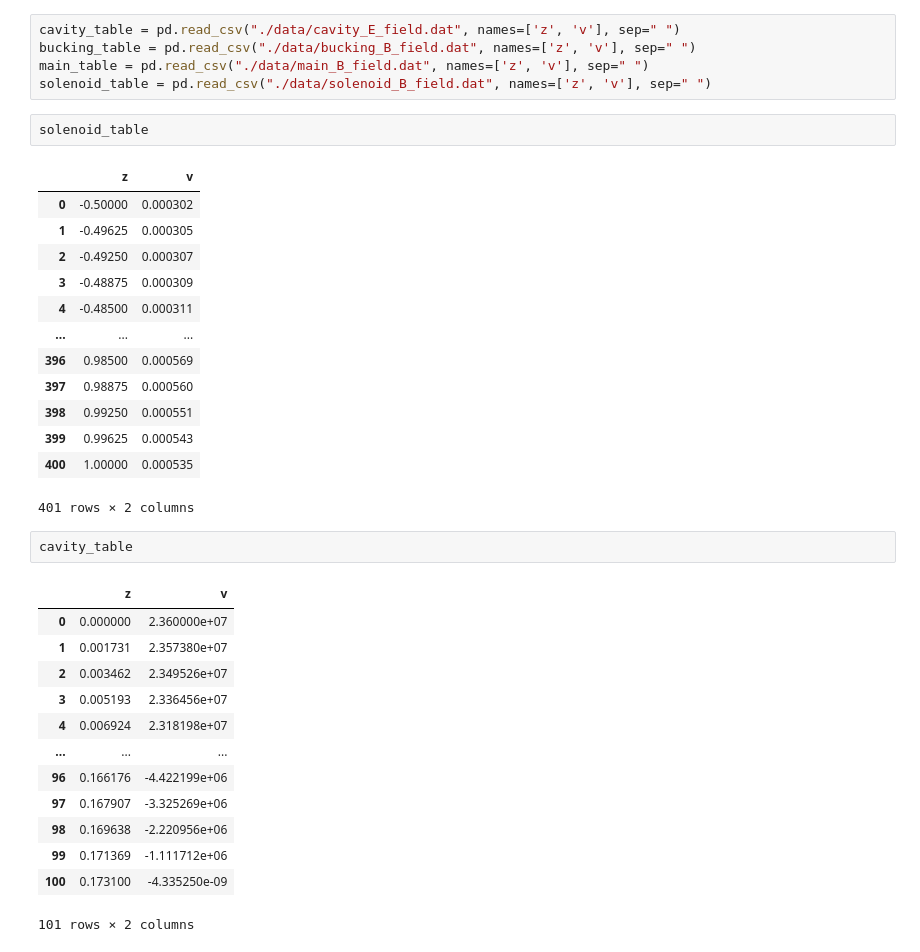
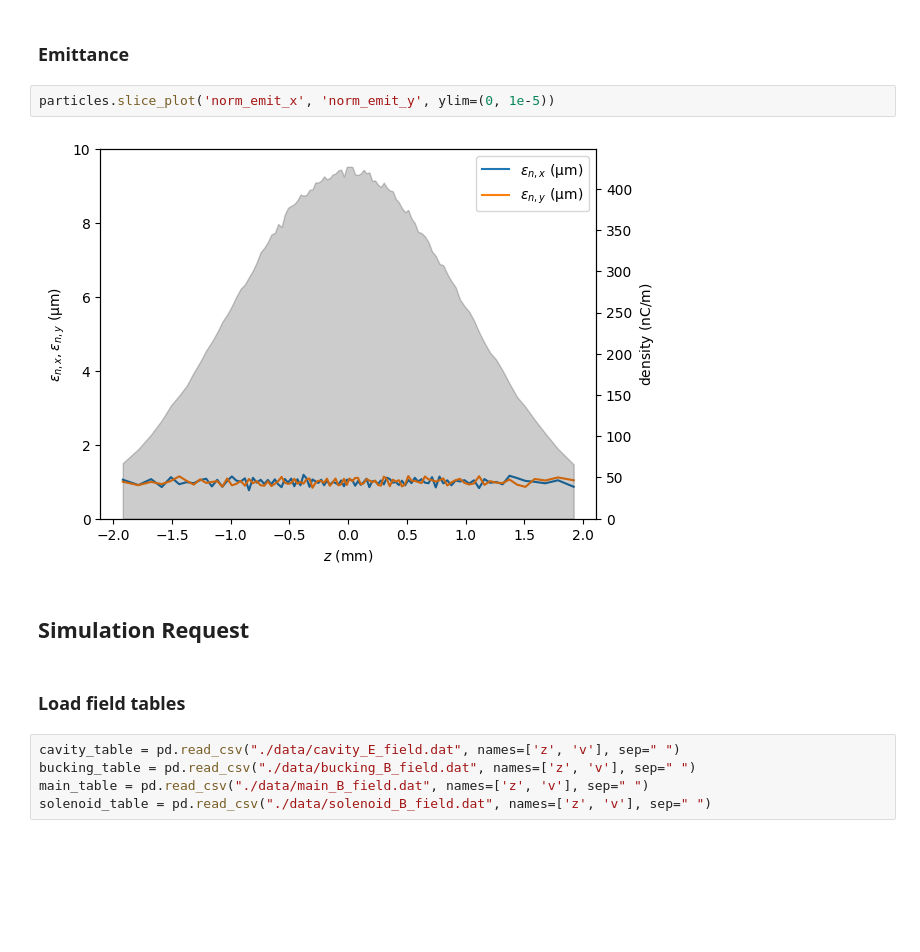
Before and after one commit to AlexanderKlemps/astra-web, a Jupyter notebook: examples/request_test.ipynb, the cells around one changed output. Saved outputs shown, nothing was run; the diff lists cells and outputs as text; blank space fills up the shorter version.

```diff
--- a/examples/request_test.ipynb
+++ b/examples/request_test.ipynb
@@ -196,37 +133,15 @@ emittance_y
+# %% [markdown]
+### Emittance
+# %%
+particles.slice_plot('norm_emit_x', 'norm_emit_y', ylim=(0, 1e-5))
+# %% [output]
+[figure, added]
+# %% [markdown]
+## Simulation Request
+# %% [markdown]
+### Load field tables
 # %%
 cavity_table = pd.read_csv("./data/cavity_E_field.dat", names=['z', 'v'], sep=" ")
 bucking_table = pd.read_csv("./data/bucking_B_field.dat", names=['z', 'v'], sep=" ")
 main_table = pd.read_csv("./data/main_B_field.dat", names=['z', 'v'], sep=" ")
 solenoid_table = pd.read_csv("./data/solenoid_B_field.dat", names=['z', 'v'], sep=" ")
-# %%
-solenoid_table
-# %% [output]
-|  | z | v |
-| 0 | -0.50000 | 0.000302 |
-| 1 | -0.49625 | 0.000305 |
-| 2 | -0.49250 | 0.000307 |
-| 3 | -0.48875 | 0.000309 |
-| 4 | -0.48500 | 0.000311 |
-| ... | ... | ... |
-| 396 | 0.98500 | 0.000569 |
-| 397 | 0.98875 | 0.000560 |
-| 398 | 0.99250 | 0.000551 |
-| 399 | 0.99625 | 0.000543 |
-| 400 | 1.00000 | 0.000535 |
-401 rows × 2 columns
-# %%
-cavity_table
-# %% [output]
-|  | z | v |
-| 0 | 0.000000 | 2.360000e+07 |
-| 1 | 0.001731 | 2.357380e+07 |
-| 2 | 0.003462 | 2.349526e+07 |
-| 3 | 0.005193 | 2.336456e+07 |
-| 4 | 0.006924 | 2.318198e+07 |
-| ... | ... | ... |
-| 96 | 0.166176 | -4.422199e+06 |
-| 97 | 0.167907 | -3.325269e+06 |
-| 98 | 0.169638 | -2.220956e+06 |
-| 99 | 0.171369 | -1.111712e+06 |
-| 100 | 0.173100 | -4.335250e-09 |
-101 rows × 2 columns
```
Also changed, not shown: parts of 69 cells of this notebook, 5 other files.
